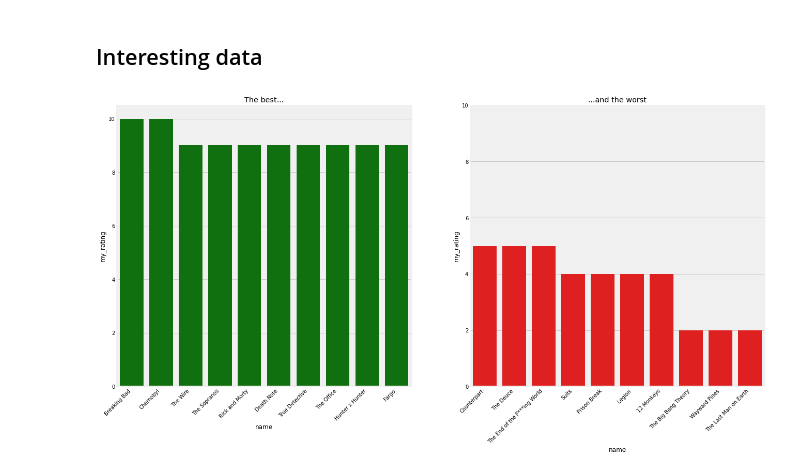
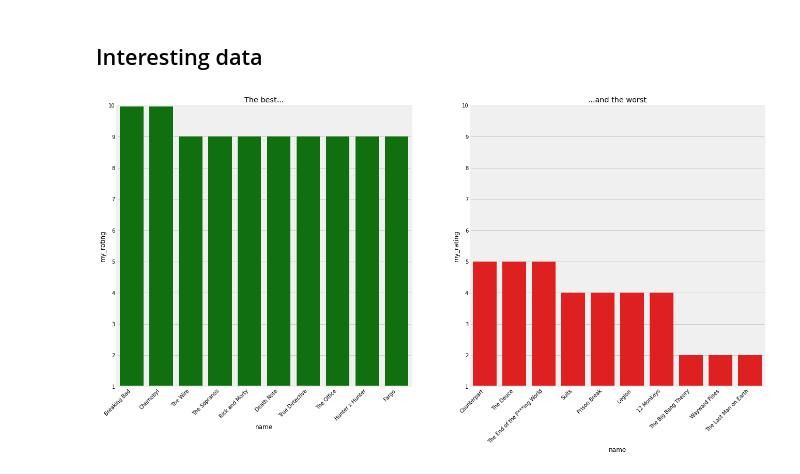
Before and after one commit to arlessweschler/tvtime-dataviz, a Jupyter notebook: analysis.ipynb, the cells around one changed output. Drawn from its saved outputs; the diff is of its cells as text; code cells hidden in the pictures.

```diff
--- a/analysis.ipynb
+++ b/analysis.ipynb
@@ -152,25 +152,26 @@ There may be a bias here, because I only watch old tv series if they are critica
 # %%
 best = tv_df.sort_values(by=["my_rating", "rating_avg"], ascending=False)[:10]
 worst = tv_df.dropna().sort_values(by=["my_rating", "rating_avg"], ascending=False)[-10:]
 
 fig, (ax1, ax2) = plt.subplots(1, 2, figsize=(20,10))
 
 subset = best.append(worst)
 
 # PLOT 1
 sns.barplot(x="name", y="my_rating", data=best, ax=ax1, color="green")
 ax1.set_title("The best...")
+ax1.set_ylim(1,10)
 ax1.set_xticklabels(ax1.get_xticklabels(), rotation=45, ha='right')
 
 # PLOT 2
 sns.barplot(x="name", y="my_rating", data=worst, ax=ax2, color="red")
 ax2.set_title("...and the worst")
-ax2.set_ylim(0,10)
+ax2.set_ylim(1,10)
 ax2.set_xticklabels(ax2.get_xticklabels(), rotation=45, ha='right')
 
 plt.show()
 # %% [output]
-[figure, old version]
+[figure, new version]
 # %%
 fig, ax = plt.subplots(figsize=(20, 10))
 
```
Also changed, not shown: parts of 2 cells of this notebook.
